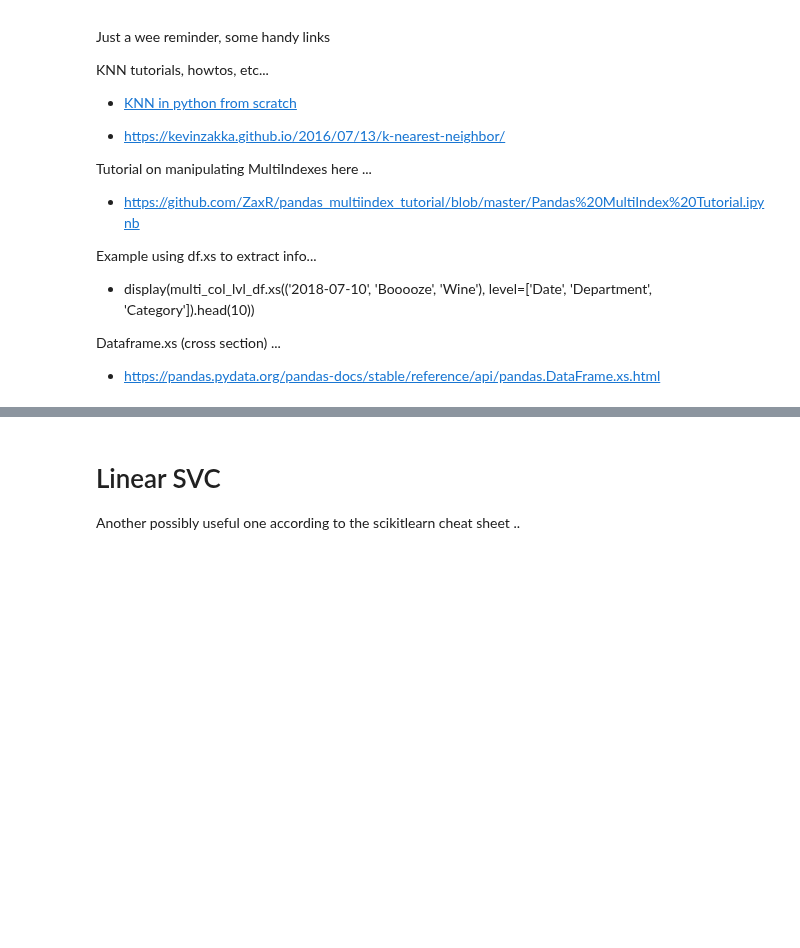
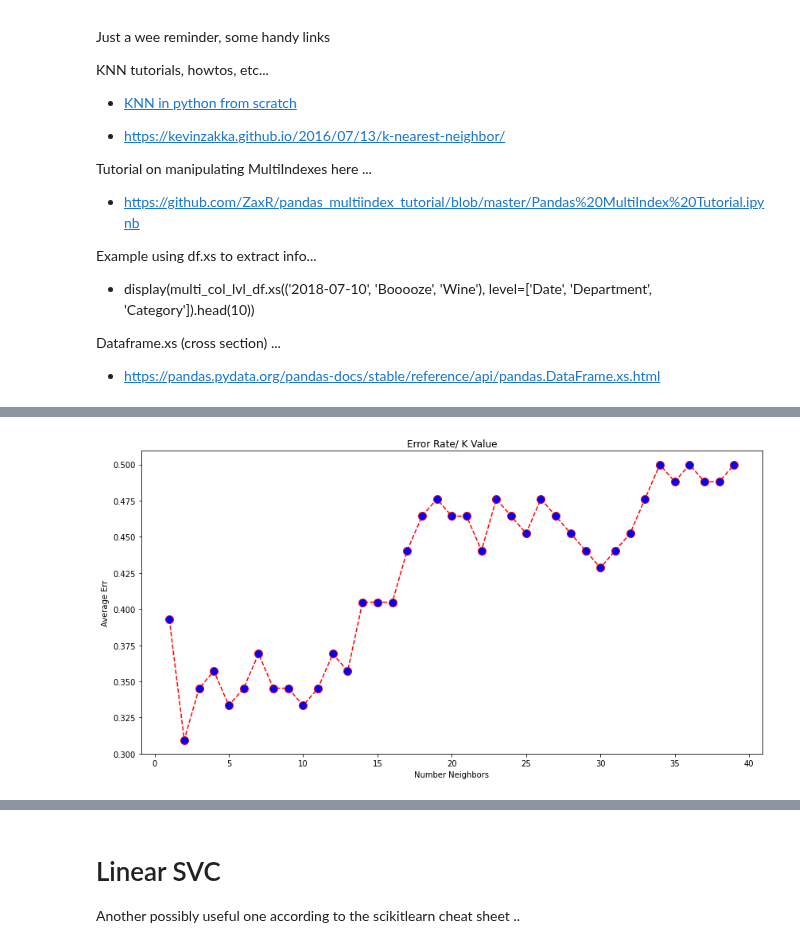
Before and after one commit to curtiscu/LYIT, a Jupyter notebook: ML_Models_2020_08_24.ipynb, the cells around one changed output, grey strips where cells are left out. Cells and saved outputs as stored; diff of their text form; code cells hidden in the pictures; blank space fills up the shorter version.

```diff
--- a/ML_Models_2020_08_24.ipynb
+++ b/ML_Models_2020_08_24.ipynb
@@ -1305,0 +782,20 @@ Confusion matrix...
+# %%
+# %%capture my_out
+
+err_rate = []
+
+# Calculating error for K values between 1 and 40
+for i in range(1, 40):
+    knn = KNeighborsClassifier(n_neighbors=i)
+    _ = knn.fit(X_train, y_train)
+    y_pred = knn.predict(X_test)
+    err_rate.append(np.mean(y_pred != y_test))  # !!! what is this line doing?!
+
+_ = plt.figure(figsize=(14, 7))
+_ = plt.plot(range(1, 40), err_rate, color='red', linestyle='dashed', marker='o',
+         markerfacecolor='blue', markersize=10)
+_ = plt.title('Error Rate/ K Value')
+_ = plt.xlabel('Number Neighbors')
+_ = plt.ylabel('Average Err')
+# %% [output]
+[figure, added]
```
Also changed, not shown: parts of 79 cells of this notebook.
